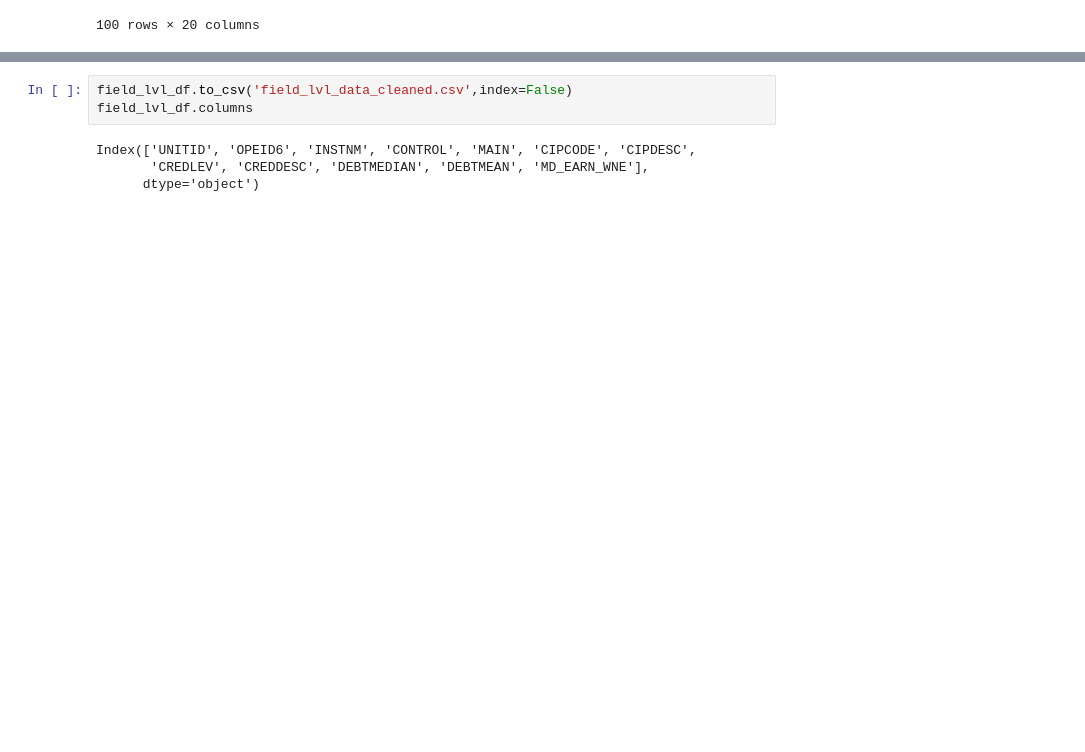
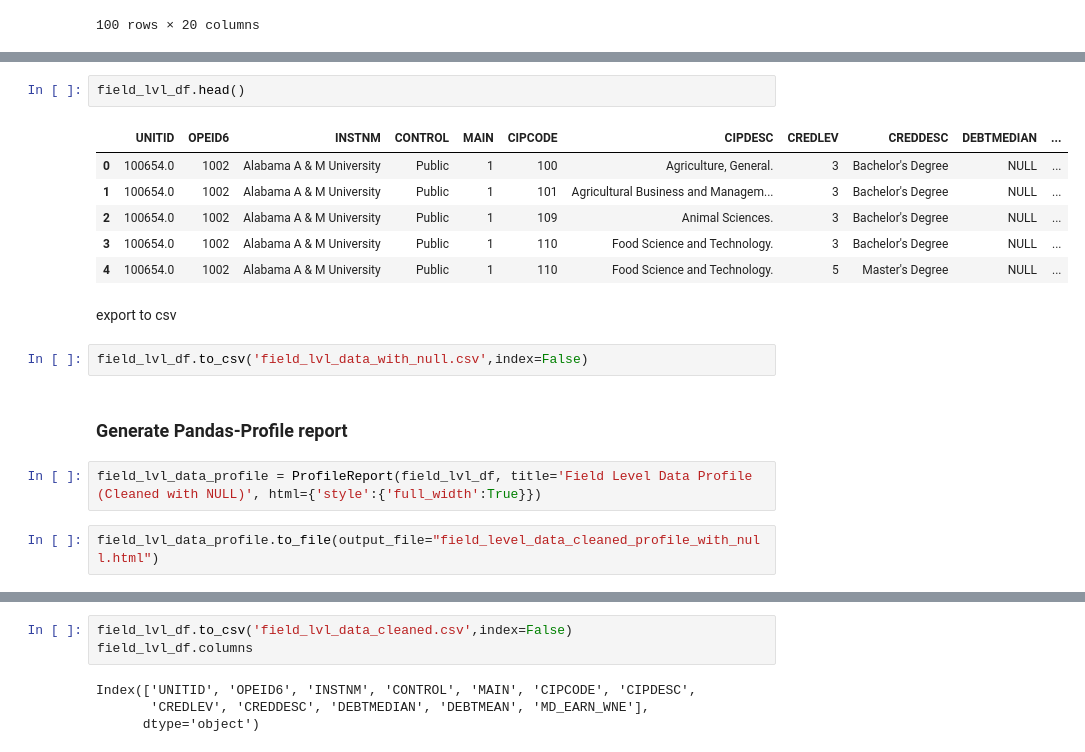
Before and after one commit to byooooo/Database-Systems-Project, a Jupyter notebook: notebook/EDA.ipynb, the cells around one changed output, grey strips where cells are left out. Saved outputs shown, nothing was run; the diff lists cells and outputs as text; blank space fills up the shorter version.

Commit message:
added datasets with NULL and profile report

```diff
--- a/notebook/EDA.ipynb
+++ b/notebook/EDA.ipynb
@@ -167,0 +188,19 @@ field_lvl_data.head(100)
+# %%
+field_lvl_df.head()
+# %% [output]
+|  | UNITID | OPEID6 | INSTNM | CONTROL | MAIN | CIPCODE | CIPDESC | CREDLEV | CREDDESC | DEBTMEDIAN | ... |
+| 0 | 100654.0 | 1002 | Alabama A & M University | Public | 1 | 100 | Agriculture, General. | 3 | Bachelor's Degree | NULL | ... |
+| 1 | 100654.0 | 1002 | Alabama A & M University | Public | 1 | 101 | Agricultural Business and Managem... | 3 | Bachelor's Degree | NULL | ... |
+| 2 | 100654.0 | 1002 | Alabama A & M University | Public | 1 | 109 | Animal Sciences. | 3 | Bachelor's Degree | NULL | ... |
+| 3 | 100654.0 | 1002 | Alabama A & M University | Public | 1 | 110 | Food Science and Technology. | 3 | Bachelor's Degree | NULL | ... |
+| 4 | 100654.0 | 1002 | Alabama A & M University | Public | 1 | 110 | Food Science and Technology. | 5 | Master's Degree | NULL | ... |
+# %% [markdown]
+export to csv
+# %%
+field_lvl_df.to_csv('field_lvl_data_with_null.csv',index=False)
+# %% [markdown]
+### Generate Pandas-Profile report
+# %%
+field_lvl_data_profile = ProfileReport(field_lvl_df, title='Field Level Data Profile (Cleaned with NULL)', html={'style':{'full_width':True}})
+# %%
+field_lvl_data_profile.to_file(output_file="field_level_data_cleaned_profile_with_null.html")
```
Also changed, not shown: parts of 15 cells of this notebook, 2 other files.
